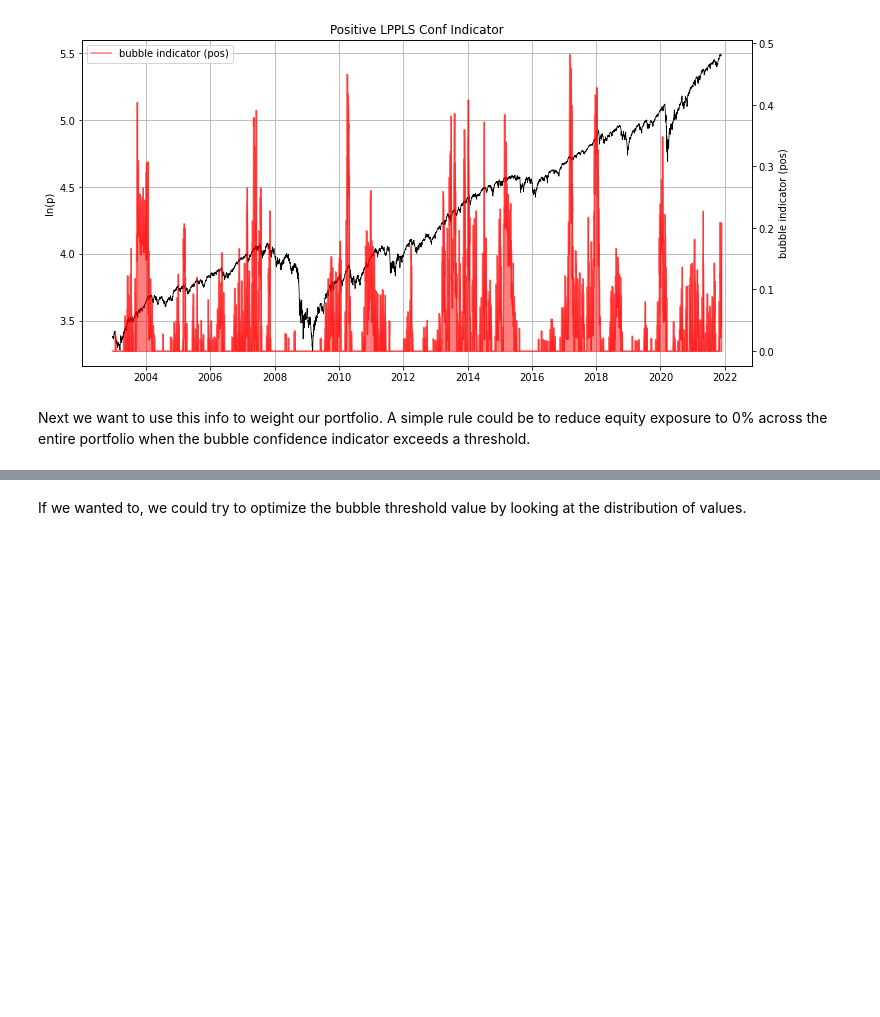
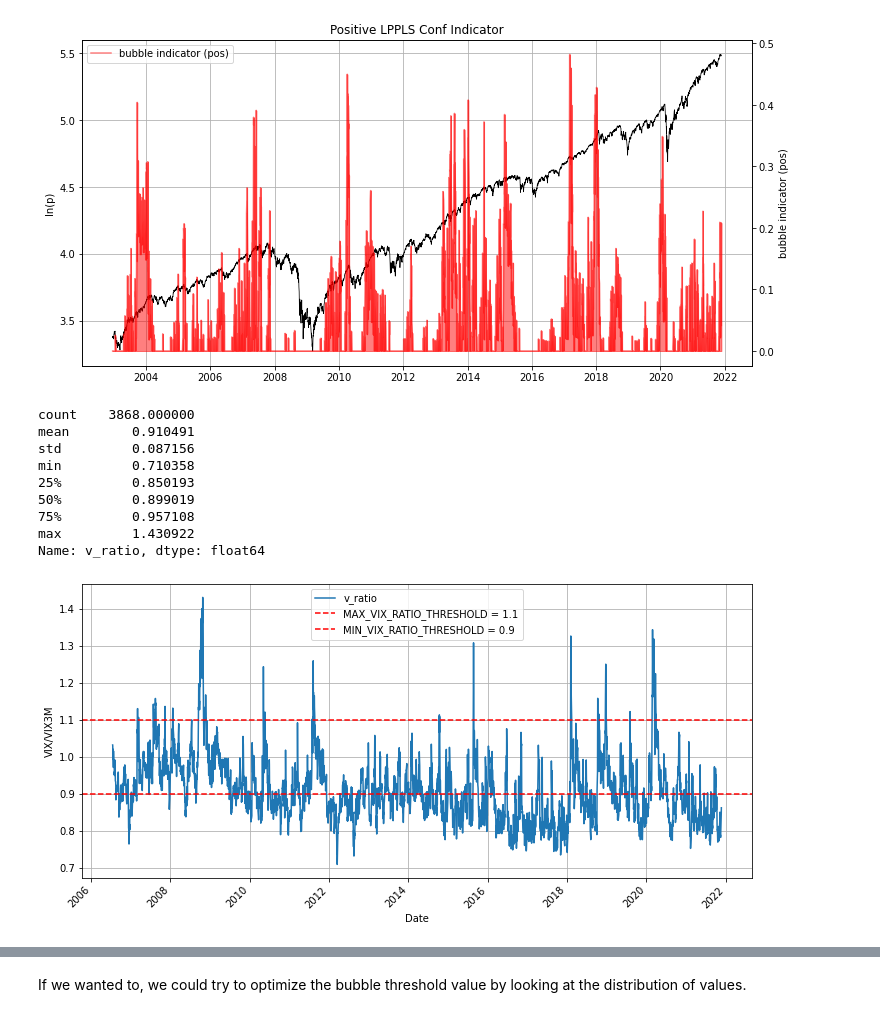
Before and after one commit to Boulder-Investment-Technologies/lppls-ci_tactical_asset_allocation, a Jupyter notebook: avoiding_bubbles-w-VolQ-risk-off-allocation.ipynb, the cells around one changed output, grey strips where cells are left out. Cells and saved outputs as stored; diff of their text form; code cells hidden in the pictures; blank space fills up the shorter version.

Commit message:
adding vix indicators to allocation decision

```diff
--- a/avoiding_bubbles-w-VolQ-risk-off-allocation.ipynb
+++ b/avoiding_bubbles-w-VolQ-risk-off-allocation.ipynb
@@ -147,5 +150,26 @@ plt_u.plot_pos_confidence_indicators(res_df)
 # %% [output]
 load LPPLS conf scores from cache
 [figure]
-# %% [markdown]
-Next we want to use this info to weight our portfolio. A simple rule could be to reduce equity exposure to 0% across the entire portfolio when the bubble confidence indicator exceeds a threshold.
+# %%
+df_D['v_ratio'] = df_adj_close['^VIX Adj Close'] / df_adj_close['^VIX3M Adj Close']
+df_D['vix_spot'] = df_adj_close['^VIX Adj Close']
+print(df_D['v_ratio'].describe())
+df_D['v_ratio'].plot(figsize=(12,6))
+plt.ylabel('VIX/VIX3M')
+plt.axhline(MAX_VIX_RATIO_THRESHOLD, color='red', ls='--', label=f'MAX_VIX_RATIO_THRESHOLD = {MAX_VIX_RATIO_THRESHOLD}')
+plt.axhline(MIN_VIX_RATIO_THRESHOLD, color='red', ls='--', label=f'MIN_VIX_RATIO_THRESHOLD = {MIN_VIX_RATIO_THRESHOLD}')
+plt.legend()
+plt.grid()
+plt.xticks(rotation=45)
+plt.show()
+# %% [output]
+count    3868.000000
+mean        0.910491
+std         0.087156
+min         0.710358
+25%         0.850193
+50%         0.899019
+75%         0.957108
+max         1.430922
+Name: v_ratio, dtype: float64
+[figure, added]
```
Also changed, not shown: parts of 12 cells of this notebook.
